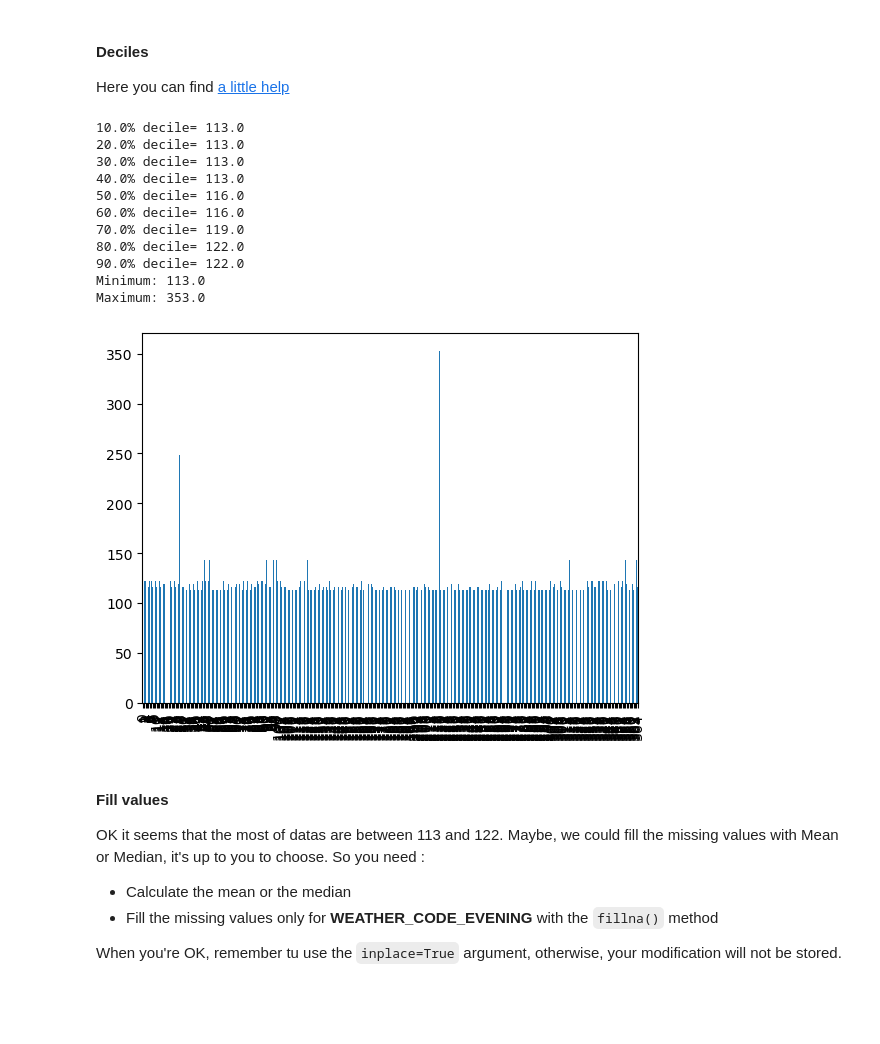
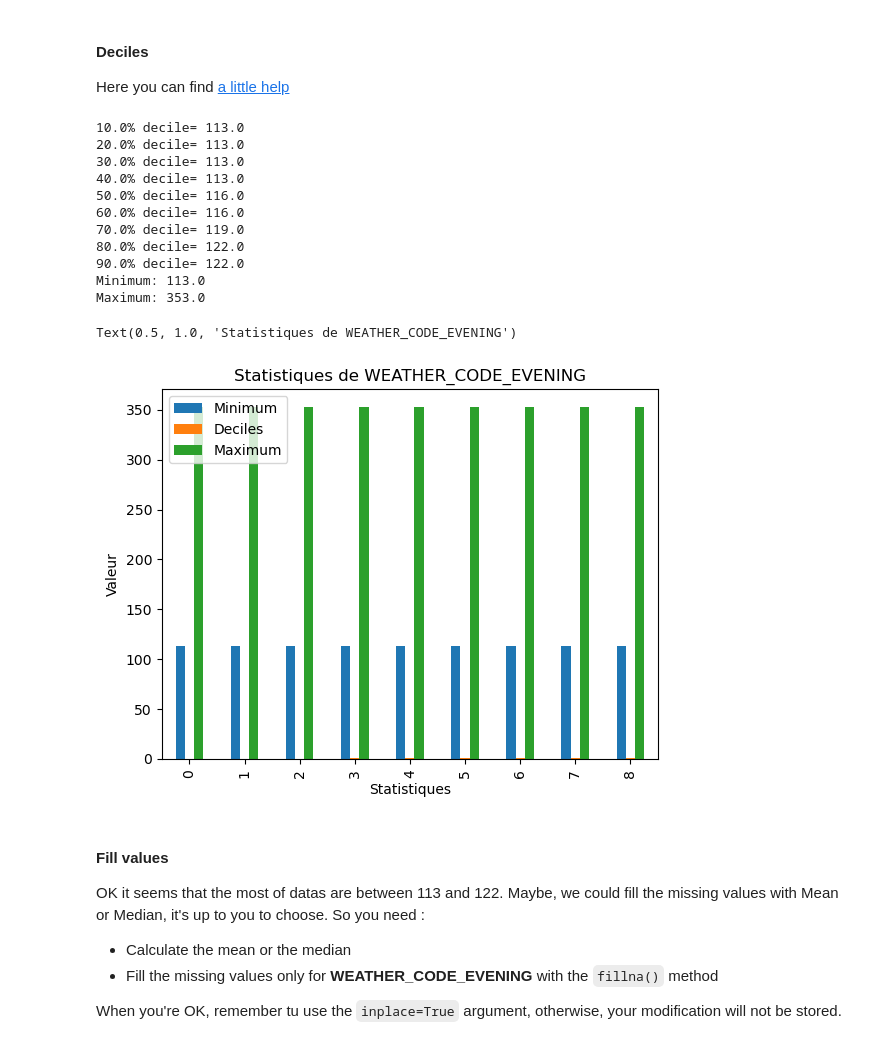
Before and after one commit to bigmoletos/WildCodeSchool_formation_IA_nov2023, a Jupyter notebook: quêtes/Semaine5/Pandas/Pandas/FD_2.1 Pandas_Merge and fill Missing values.ipynb, the cells around one changed output. Saved outputs shown, nothing was run; the diff lists cells and outputs as text; code cells hidden in the pictures; blank space fills up the shorter version.

```diff
--- a/quêtes/Semaine5/Pandas/Pandas/FD_2.1 Pandas_Merge and fill Missing values.ipynb
+++ b/quêtes/Semaine5/Pandas/Pandas/FD_2.1 Pandas_Merge and fill Missing values.ipynb
@@ -245,39 +281,44 @@ Here you can find [a little help](https://pandas.pydata.org/docs/reference/api/p
 # %%
 # Calcul des deciles avec liste en comprehension
 deciles = [i/10 for i in range(1, 10)]
 # boucle sur chaque decile pour afficher la valeur
 for decile in deciles:
     value = df2018["WEATHER_CODE_EVENING"].quantile(decile)
     print(f"{decile*100:.1f}% decile= {value}")  # formatage des deciles en %
 
 # Calcule du minimum et du maximum
 minimum = df2018["WEATHER_CODE_EVENING"].min()
 maximum = df2018["WEATHER_CODE_EVENING"].max()
 
 
 print(f"Minimum: {minimum}")
 print(f"Maximum: {maximum}")
+
+# Créer un DataFrame avec les valeurs
+df_values = pd.DataFrame(
+    {'Minimum': minimum, 'Deciles': deciles, 'Maximum': maximum})
+
+# Tracer le graphique à barres
+ax = df_values.plot(kind='bar')
+
+# Ajouter des étiquettes et un titre
+ax.set_xlabel('Statistiques')
+ax.set_ylabel('Valeur')
+ax.set_title('Statistiques de WEATHER_CODE_EVENING')
 # %% [output]
 10.0% decile= 113.0
 20.0% decile= 113.0
 30.0% decile= 113.0
 40.0% decile= 113.0
 50.0% decile= 116.0
 60.0% decile= 116.0
 70.0% decile= 119.0
 80.0% decile= 122.0
 90.0% decile= 122.0
 Minimum: 113.0
 Maximum: 353.0
+Text(0.5, 1.0, 'Statistiques de WEATHER_CODE_EVENING')
+[figure, added]
-# %%
-values = [minimum] + [deciles] + [maximum]
-
-# Graphique à barres avec les values
-ax = df2018['WEATHER_CODE_EVENING'].plot(kind='bar', y=values)
-
-# Ajout des étiquettes
-# %% [output]
-[figure, removed]
 # %% [markdown]
 #### Fill values
 OK it seems that the most of datas are between 113 and 122. Maybe, we could fill the missing values with Mean or Median, it's up to you to choose. So you need :
```
Also changed, not shown: parts of 47 cells of this notebook, 3 other files.
